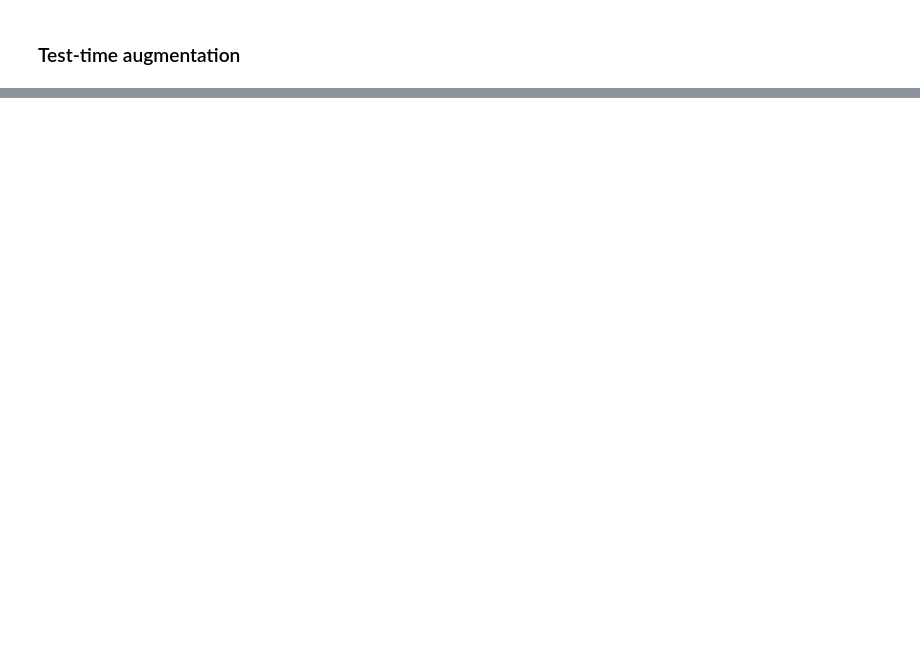
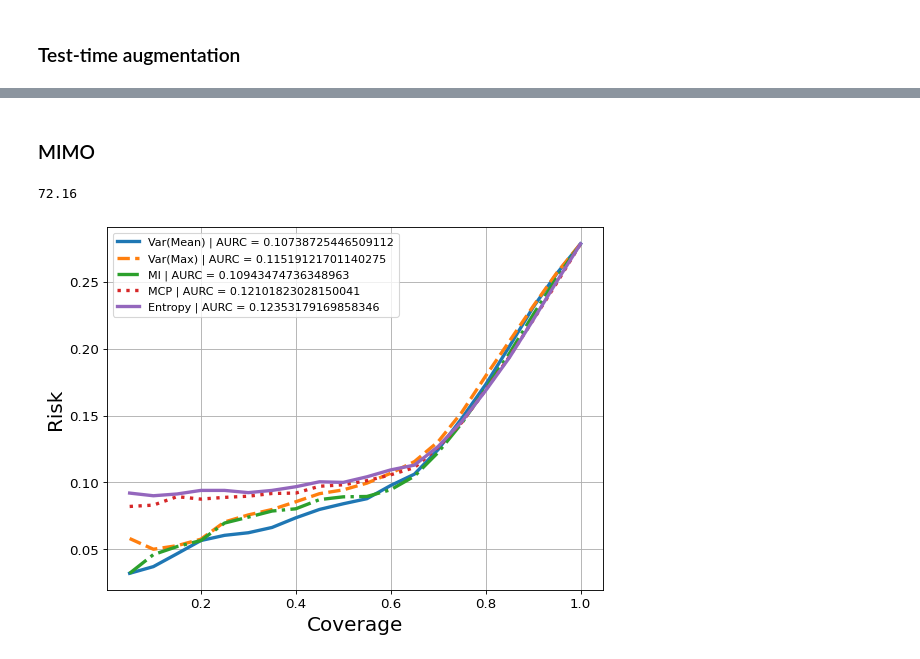
Before and after one commit to lfpc/ScriptsUncEst, a Jupyter notebook: notebooks-scripts/post-paper1/CorruptedSelectiveClassification.ipynb, the cells around one changed output, grey strips where cells are left out. Drawn from its saved outputs; the diff is of its cells as text; code cells hidden in the pictures; blank space fills up the shorter version.

```diff
--- a/notebooks-scripts/post-paper1/CorruptedSelectiveClassification.ipynb
+++ b/notebooks-scripts/post-paper1/CorruptedSelectiveClassification.ipynb
@@ -78,9 +66,0 @@ files = sorted(files)
-# %%
-models_dict = defaultdict()
-for s in files:
-    print(s)
-    models_dict[s.replace('.pt','')] = model_class(num_classes = data.n_classes).to(dev,)
-    state_dict = torch.load(os.path.join(weights_path,s))
-    models_dict[s.replace('.pt','')].load_state_dict(state_dict)
-    models_dict[s.replace('.pt','')].eval()
-    models_dict[s.replace('.pt','')].softmax = True
@@ -125,3 +93,10 @@ Acurácia = 46.16362637362637
+# %%
+model = model_class(num_classes = data.n_classes, name = NAME).to(dev)
+model.load_state_dict(upload_weights(WEIGTH_FILE ,weights_path))
+model.eval()
+acc_model = TE.model_acc(model,corrupted_dataloader)
+rk_model = 1-0.01*acc_model
+print(f'Acurácia = {acc_model}')
 # %% [markdown]
 ## Plots
 # %% [markdown]
@@ -201,0 +234,20 @@ plt.plot(RC.d_uncs['MCP'].cpu().numpy(),RC.d_uncs['MI'].cpu().numpy(),'o')
+# %% [markdown]
+### MIMO
+# %%
+from uncertainty.mimo import MIMO_ensemble
+N_ENS = 3
+name = f'MIMO_{N_ENS}_' + NAME
+
+mimo_path = os.path.join(weights_path,'MIMO')
+# %%
+mimo_model = MIMO_ensemble(model_class,num_classes = data.n_classes,ensemble_num = N_ENS, name = name, softmax = True)
+mimo_model.model.load_state_dict(upload_weights(name, mimo_path))
+mimo_model.eval()
+TE.model_acc(mimo_model,corrupted_dataloader)
+# %% [output]
+72.16
+# %%
+RC = metrics.selective_metrics(mimo_model,corrupted_dataloader, c_list = np.arange(0.05,1.05,0.05))
+RC.fix_plot_scale(y_range=(0,rk_model))
+# %% [output]
+[figure, added]
```
Also changed, not shown: parts of 53 cells of this notebook, 2 other files.
